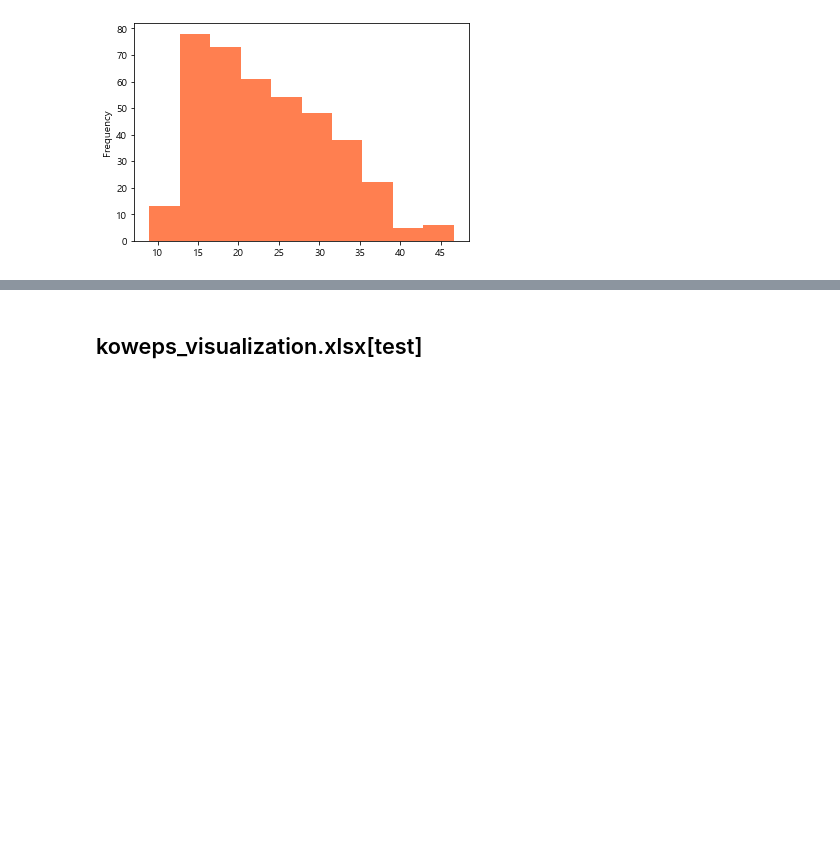
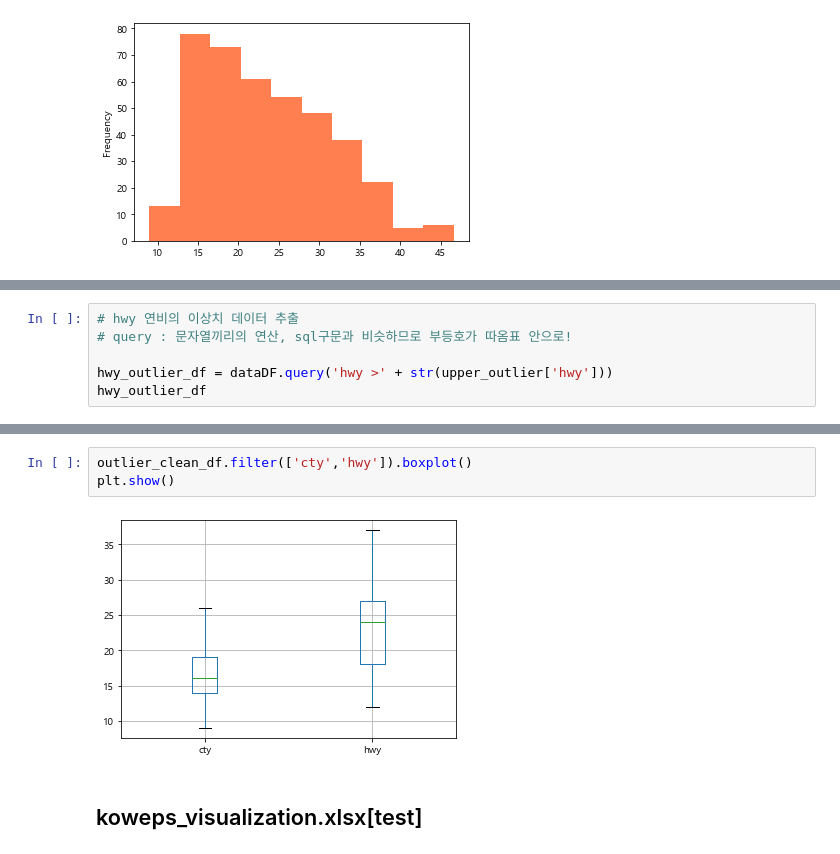
Before and after one commit to dhdmsdud/TIL, a Jupyter notebook: MachinLearning/Visualization[02].ipynb, the cells around one changed output, grey strips where cells are left out. Cells and saved outputs as stored; diff of their text form; blank space fills up the shorter version.

```diff
--- a/MachinLearning/Visualization[02].ipynb
+++ b/MachinLearning/Visualization[02].ipynb
@@ -205,0 +301,6 @@ plt.close()
+# %%
+# hwy 연비의 이상치 데이터 추출
+# query : 문자열끼리의 연산, sql구문과 비슷하므로 부등호가 따옴표 안으로!
+
+hwy_outlier_df = dataDF.query('hwy >' + str(upper_outlier['hwy']))
+hwy_outlier_df
@@ -206,3 +383,8 @@ plt.close()
+# %%
+outlier_clean_df.filter(['cty','hwy']).boxplot()
+plt.show()
+# %% [output]
+[figure, added]
 # %% [markdown]
 ## koweps_visualization.xlsx[test]
 # %%
```
Also changed, not shown: parts of 26 cells of this notebook.
